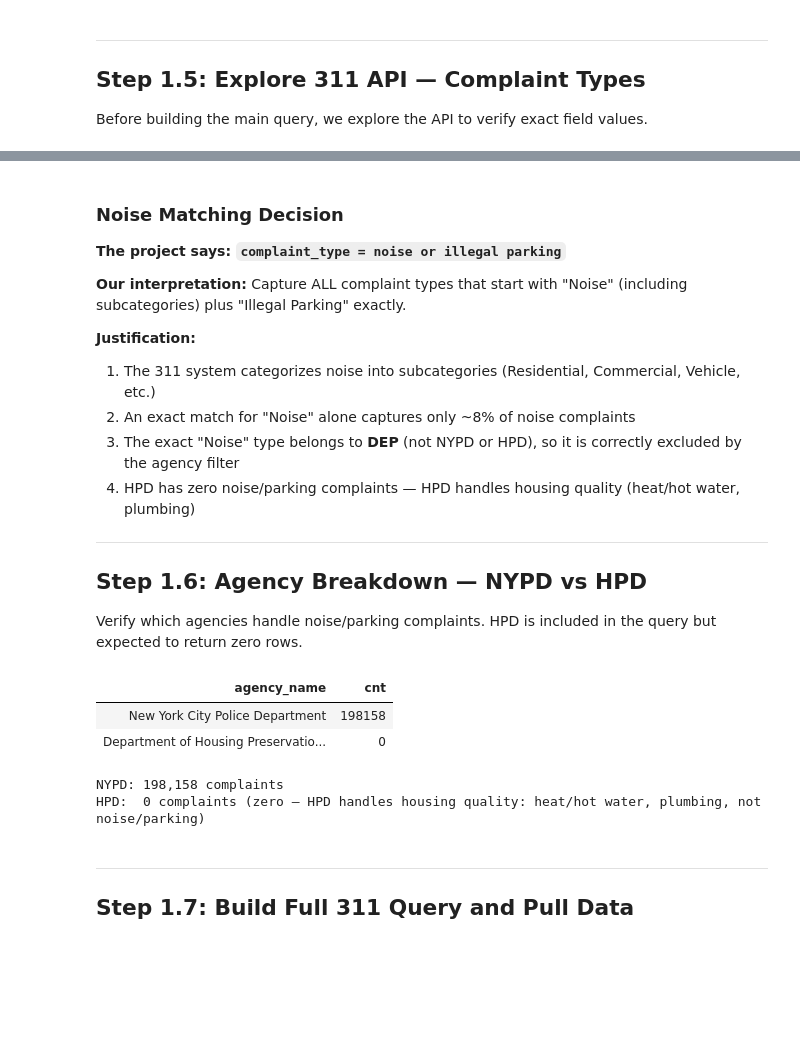
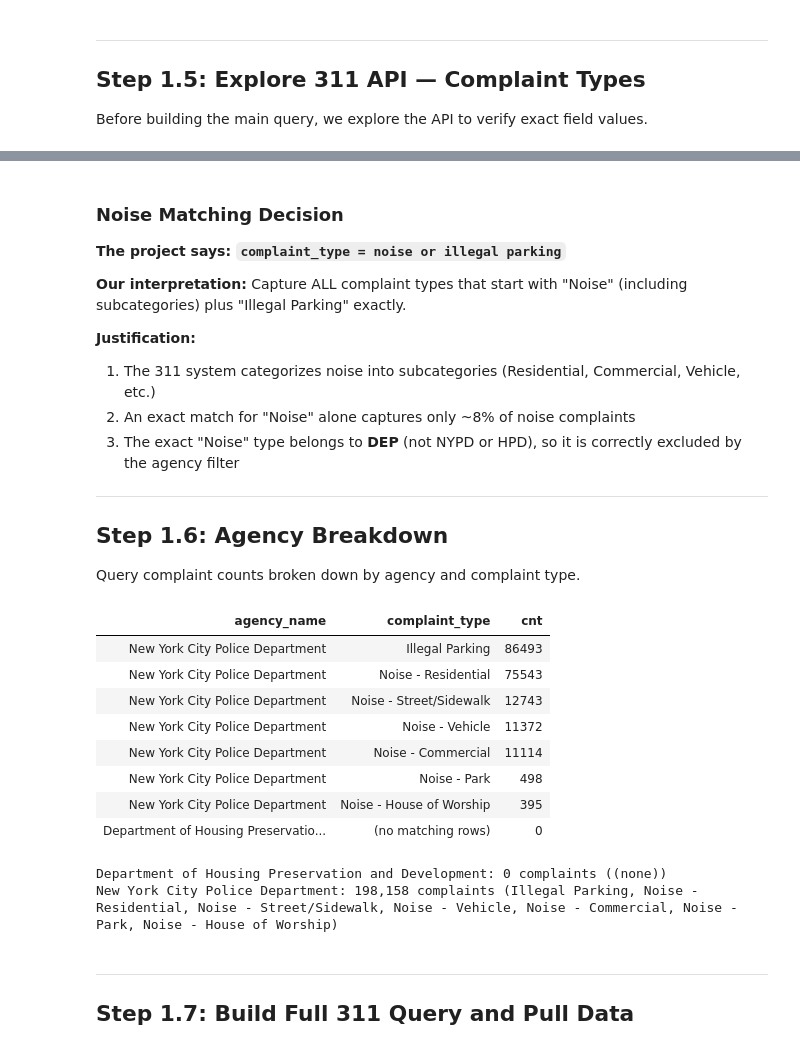
Before and after one commit to lrud/OSC_LR, a Jupyter notebook: notebooks/Phase1_Data_Acquisition_executed.ipynb, the cells around one changed output, grey strips where cells are left out. Cells and saved outputs as stored; diff of their text form; code cells hidden in the pictures; blank space fills up the shorter version.

Commit message:
Phase 1: Remove hardcoded values, add agency source column, clean language

```diff
--- a/notebooks/Phase1_Data_Acquisition_executed.ipynb
+++ b/notebooks/Phase1_Data_Acquisition_executed.ipynb
@@ -249,50 +239,55 @@ Ratio: 11.8x more captured with starts_with approach
 1. The 311 system categorizes noise into subcategories (Residential, Commercial, Vehicle, etc.)
 2. An exact match for "Noise" alone captures only ~8% of noise complaints
 3. The exact "Noise" type belongs to **DEP** (not NYPD or HPD), so it is correctly excluded by the agency filter
-4. HPD has zero noise/parking complaints — HPD handles housing quality (heat/hot water, plumbing)
 
 ---
-## Step 1.6: Agency Breakdown — NYPD vs HPD
+## Step 1.6: Agency Breakdown
 
-Verify which agencies handle noise/parking complaints. HPD is included in the query but expected to return zero rows.
+Query complaint counts broken down by agency and complaint type.
 # %%
 params = {
-    '$select': 'agency_name, count(*) as cnt',
+    '$select': 'agency_name, complaint_type, count(*) as cnt',
     '$where': "created_date between '2021-12-15T00:00:00' and '2022-03-15T23:59:59' "
              "AND (starts_with(complaint_type, 'Noise') "
              "OR complaint_type='Illegal Parking') "
              "AND (agency_name='New York City Police Department' "
              "OR agency_name='Department of Housing Preservation and Development')",
-    '$group': 'agency_name',
+    '$group': 'agency_name, complaint_type',
     '$order': 'cnt DESC',
     '$limit': 100
 }
 r = requests.get(API_BASE, params=params)
 agency_df = pd.DataFrame(r.json())
-if 'cnt' in agency_df.columns:
+
+if len(agency_df) > 0 and 'cnt' in agency_df.columns:
     agency_df['cnt'] = agency_df['cnt'].astype(int)
 
-# Ensure HPD appears as a line item even if count is zero
-hpd_row = agency_df[agency_df['agency_name'] == 'Department of Housing Preservation and Development']
-if len(hpd_row) == 0:
-    agency_df = pd.concat([agency_df, pd.DataFrame([{
-        'agency_name': 'Department of Housing Preservation and Development',
-        'cnt': 0
-    }])], ignore_index=True)
+# Ensure both agencies appear in the table
+for agency in ['New York City Police Department', 'Department of Housing Preservation and Development']:
+    if len(agency_df) == 0 or agency not in agency_df['agency_name'].values:
+        agency_df = pd.concat([agency_df, pd.DataFrame([{'agency_name': agency, 'complaint_type': '(no matching rows)', 'cnt': 0}])], ignore_index=True)
 
 agency_df = agency_df.sort_values('cnt', ascending=False).reset_index(drop=True)
 display(agency_df.style.hide(axis='index'))
 
-nypd_cnt = agency_df[agency_df['agency_name'].str.contains('Police')]['cnt'].sum()
-hpd_cnt = agency_df[agency_df['agency_name'].str.contains('Housing')]['cnt'].sum()
-print(f'NYPD: {nypd_cnt:,} complaints')
-print(f'HPD:  {hpd_cnt:,} complaints (zero — HPD handles housing quality: heat/hot water, plumbing, not noise/parking)')
+# Summary by agency
+for agency in sorted(agency_df['agency_name'].unique()):
+    total = agency_df[agency_df['agency_name'] == agency]['cnt'].sum()
+    types = agency_df[(agency_df['agency_name'] == agency) & (agency_df['cnt'] > 0)]['complaint_type'].tolist()
+    types_str = ', '.join(types) if types else '(none)'
+    print(f'{agency}: {total:,} complaints ({types_str})')
 # %% [output]
-| agency_name | cnt |
-| New York City Police Department | 198158 |
-| Department of Housing Preservatio... | 0 |
+| agency_name | complaint_type | cnt |
+| New York City Police Department | Illegal Parking | 86493 |
+| New York City Police Department | Noise - Residential | 75543 |
+| New York City Police Department | Noise - Street/Sidewalk | 12743 |
+| New York City Police Department | Noise - Vehicle | 11372 |
+| New York City Police Department | Noise - Commercial | 11114 |
+| New York City Police Department | Noise - Park | 498 |
+| New York City Police Department | Noise - House of Worship | 395 |
+| Department of Housing Preservatio... | (no matching rows) | 0 |
-NYPD: 198,158 complaints
-HPD:  0 complaints (zero — HPD handles housing quality: heat/hot water, plumbing, not noise/parking)
+Department of Housing Preservation and Development: 0 complaints ((none))
+New York City Police Department: 198,158 complaints (Illegal Parking, Noise - Residential, Noise - Street/Sidewalk, Noise - Vehicle, Noise - Commercial, Noise - Park, Noise - House of Worship)
 # %% [markdown]
 ---
 ## Step 1.7: Build Full 311 Query and Pull Data
```
Also changed, not shown: parts of 4 cells of this notebook, 3 other files.
